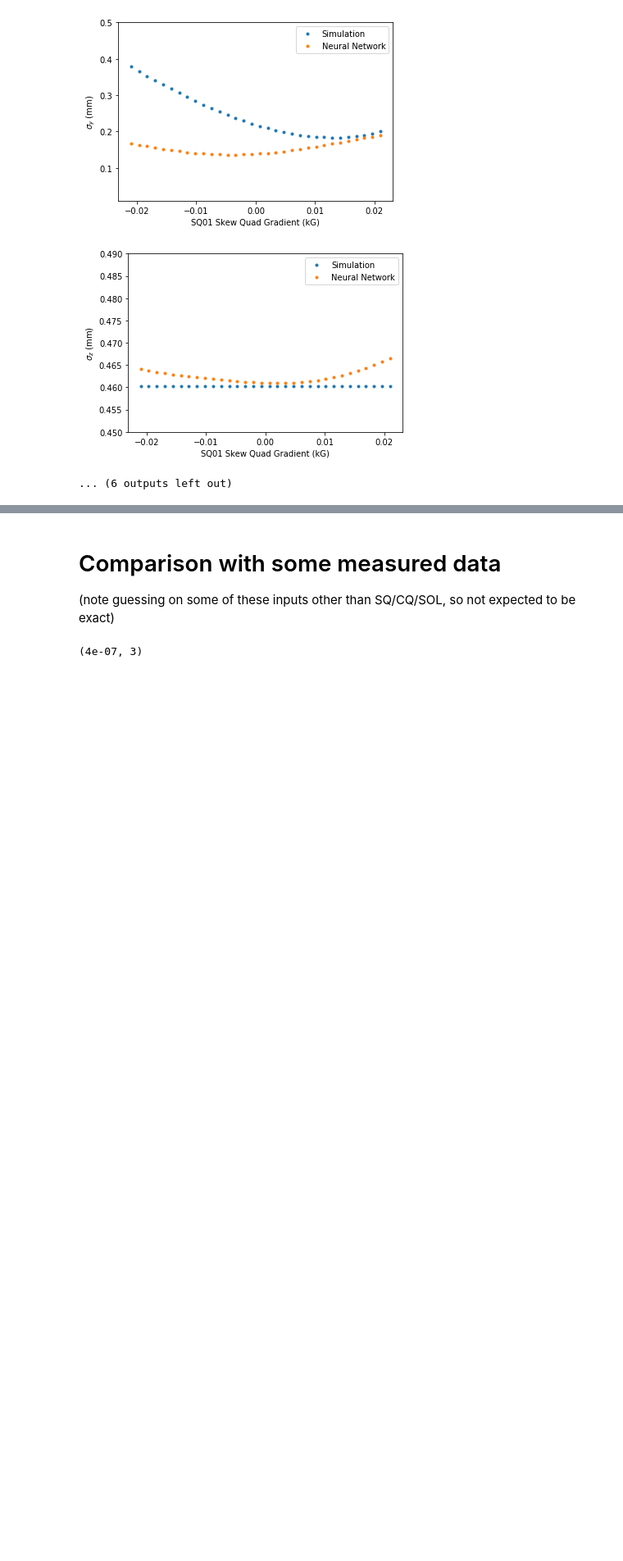
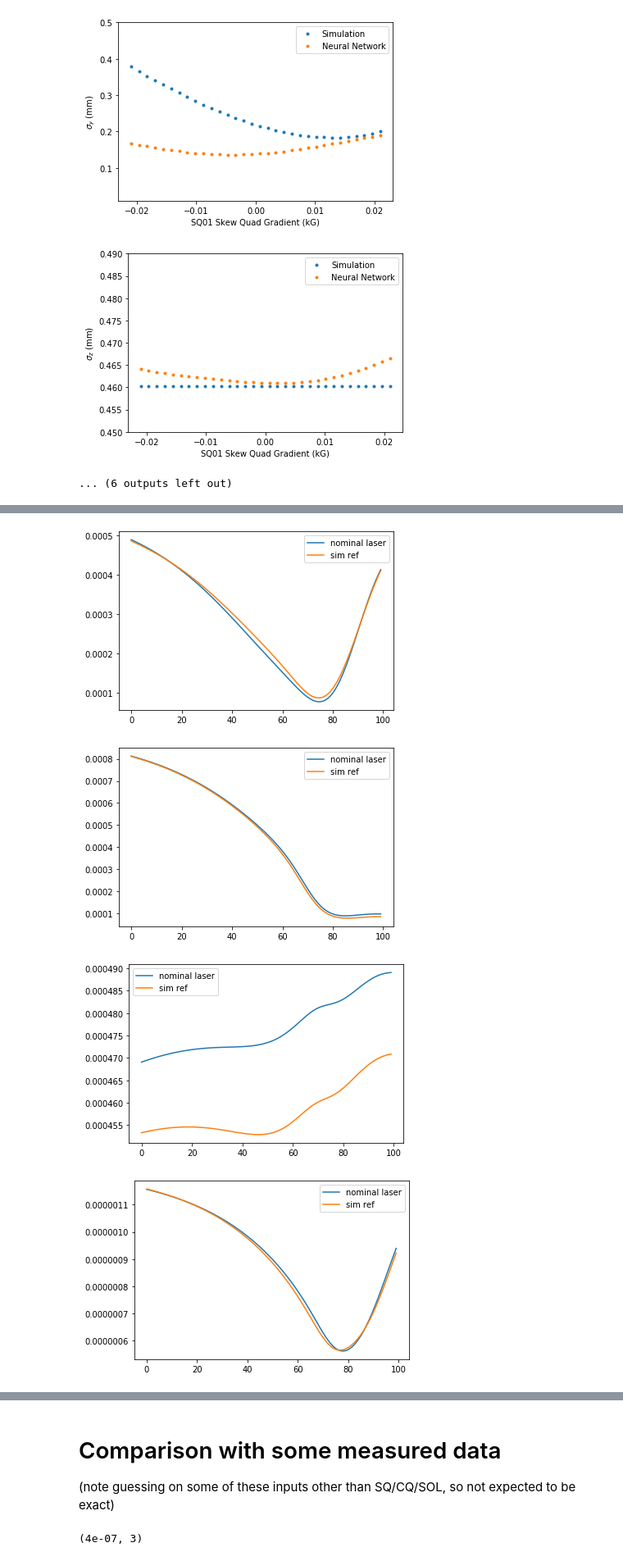
Before and after one commit to singh96aman/lcls_cu_injector_tuning, a Jupyter notebook: models/simple_models/LCLS_Cu_Inj_scalar_beam_size_emit_OTR2.ipynb, the cells around one changed output, grey strips where cells are left out. Shown at 82% size. Cells and saved outputs as stored; diff of their text form; code cells hidden in the pictures; blank space fills up the shorter version.

```diff
--- a/models/simple_models/LCLS_Cu_Inj_scalar_beam_size_emit_OTR2.ipynb
+++ b/models/simple_models/LCLS_Cu_Inj_scalar_beam_size_emit_OTR2.ipynb
@@ -1173,0 +1184,2 @@ SQ01:b1_gradient
+# %%
+X_scan1m,Y_pred1m, X_scan2m,Y_pred2m, X_scan3m,Y_pred3m = do_scan_at_measured(inputs = md_values);
@@ -1173,0 +1200,11 @@ SQ01:b1_gradient
+# %%
+for i in range(0,len(model_out_list)):
+    plt.plot(Y_pred1m[:,i])
+    plt.plot(Y_pred1[:,i])
+    plt.legend(['nominal laser','sim ref'])
+    plt.show()
+# %% [output]
+[figure, added]
+[figure, added]
+[figure, added]
+[figure, added]
```
Also changed, not shown: parts of 11 cells of this notebook.
